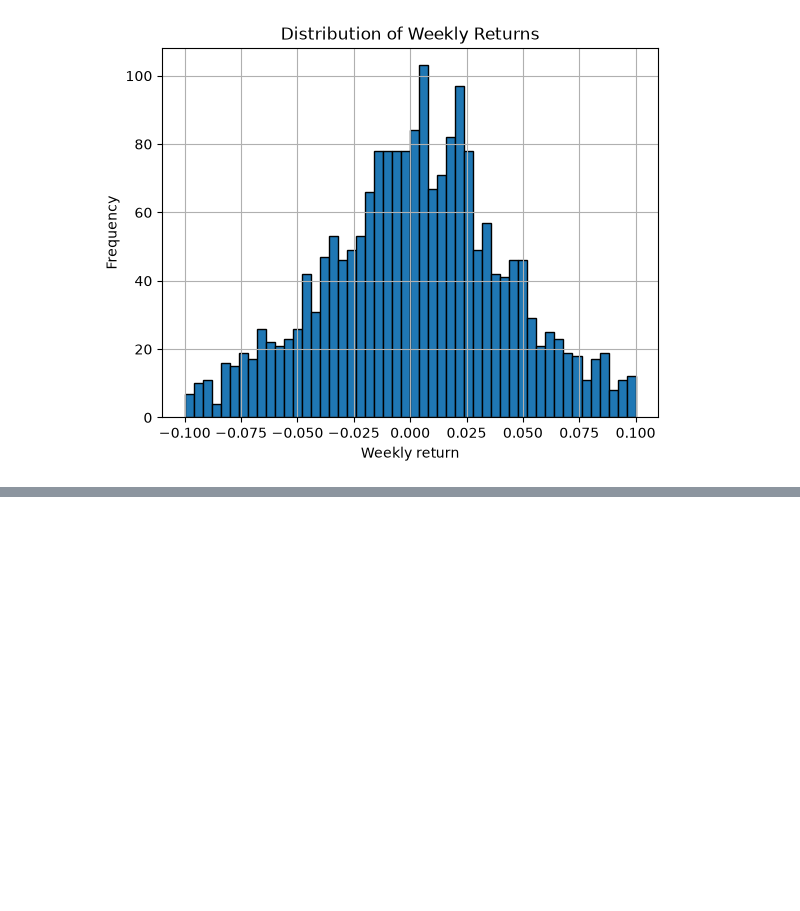
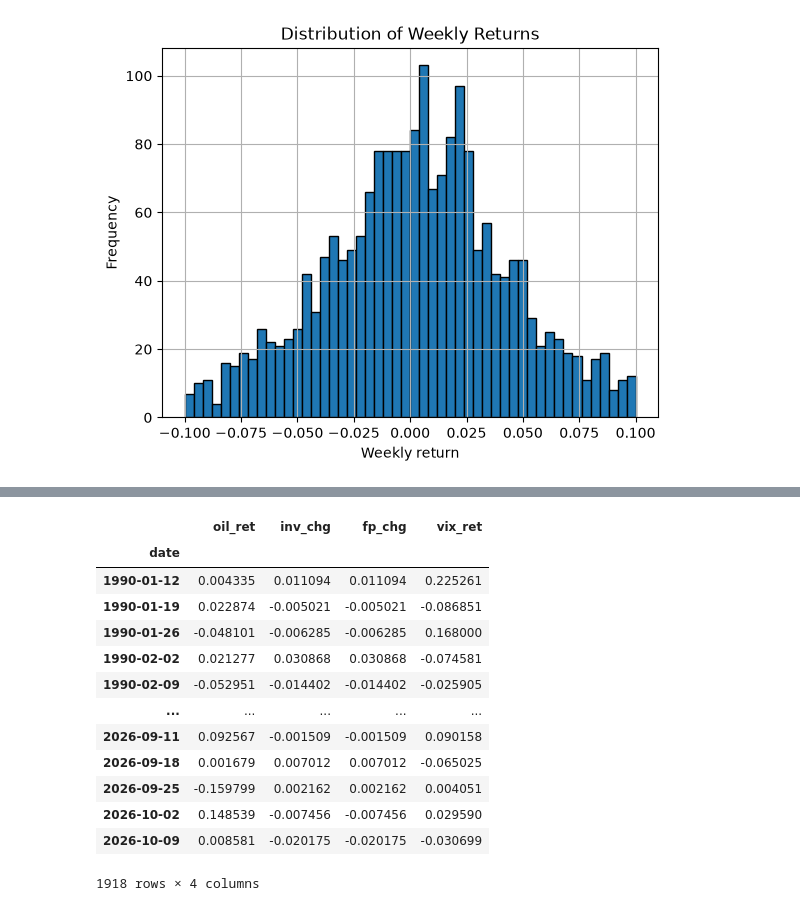
Before and after one commit to DylanSChen/Oil-Market-Explorer, a Jupyter notebook: Data/data_build_1.ipynb, the cells around one changed output, grey strips where cells are left out. Saved outputs shown, nothing was run; the diff lists cells and outputs as text; code cells hidden in the pictures; blank space fills up the shorter version.

```diff
--- a/Data/data_build_1.ipynb
+++ b/Data/data_build_1.ipynb
@@ -137,0 +265,28 @@ vix_weekly
+# %%
+oil_weekly_clean = oil_weekly[["weekly return"]].rename(columns={"weekly return": "oil_ret"})
+inventory_weekly_clean = inventory_weekly[["inventory_pct_change"]].rename(columns={"inventory_pct_change": "inv_chg"})
+field_production_weekly_clean = field_production_weekly[["field_production_pct_change"]].rename(columns={"field_production_pct_change": "fp_chg"})
+vix_weekly_clean = vix_weekly[["weekly return"]].rename(columns={"weekly return": "vix_ret"})
+# %%
+combined = pd.concat(
+    [oil_weekly_clean, inventory_weekly_clean, field_production_weekly_clean, vix_weekly_clean],
+    axis=1,
+    join="inner"
+).sort_index()
+combined = combined.dropna(how="any")
+combined
+# %% [output]
+|  | oil_ret | inv_chg | fp_chg | vix_ret |
+| date |  |  |  |  |
+| 1990-01-12 | 0.004335 | 0.011094 | 0.011094 | 0.225261 |
+| 1990-01-19 | 0.022874 | -0.005021 | -0.005021 | -0.086851 |
+| 1990-01-26 | -0.048101 | -0.006285 | -0.006285 | 0.168000 |
+| 1990-02-02 | 0.021277 | 0.030868 | 0.030868 | -0.074581 |
+| 1990-02-09 | -0.052951 | -0.014402 | -0.014402 | -0.025905 |
+| ... | ... | ... | ... | ... |
+| 2026-09-11 | 0.092567 | -0.001509 | -0.001509 | 0.090158 |
+| 2026-09-18 | 0.001679 | 0.007012 | 0.007012 | -0.065025 |
+| 2026-09-25 | -0.159799 | 0.002162 | 0.002162 | 0.004051 |
+| 2026-10-02 | 0.148539 | -0.007456 | -0.007456 | 0.029590 |
+| 2026-10-09 | 0.008581 | -0.020175 | -0.020175 | -0.030699 |
+1918 rows × 4 columns
```
Also changed, not shown: parts of 17 cells of this notebook, 1 other file.
